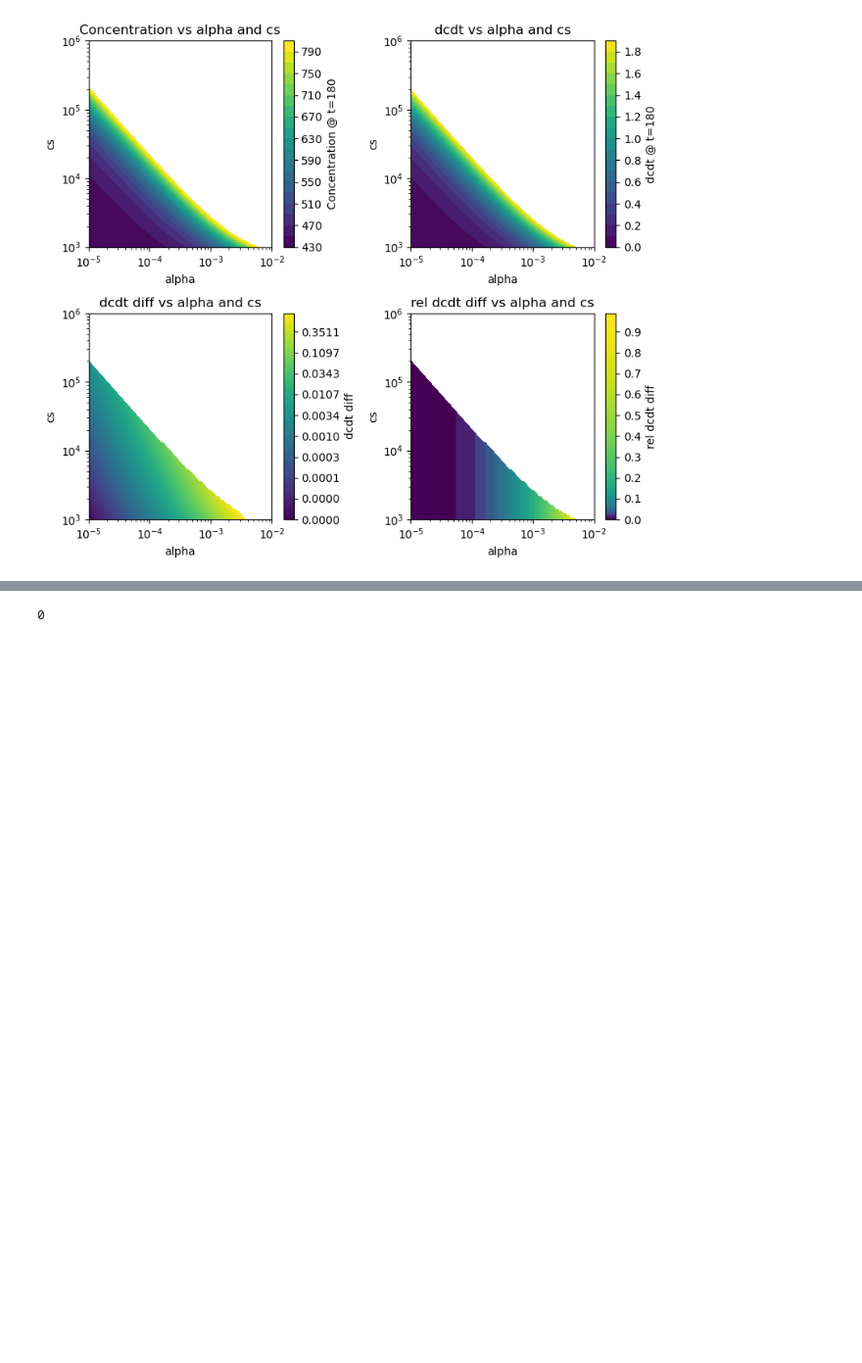
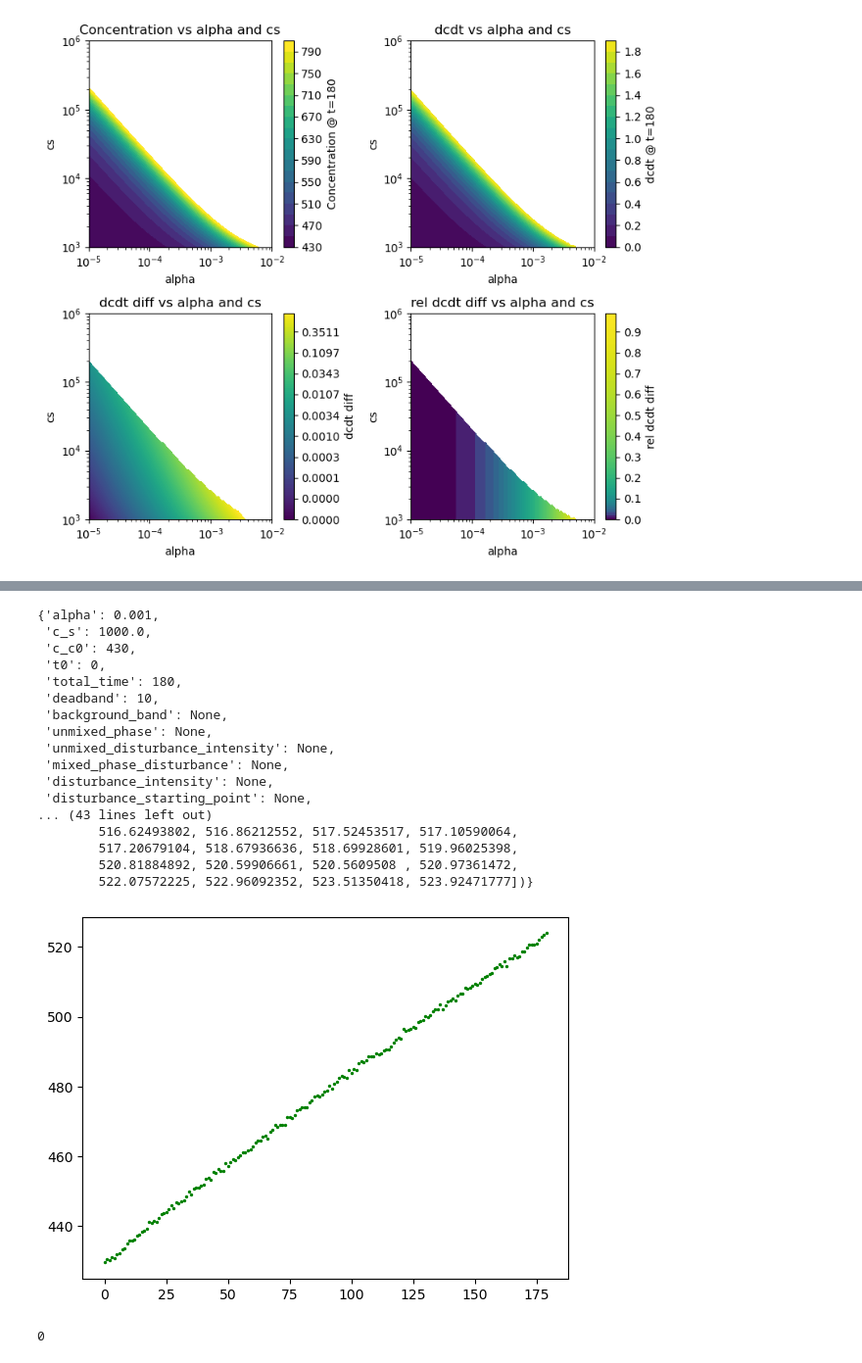
Before and after one commit to alexnaoki/soilgasflux_fcs, a Jupyter notebook: notebooks/synthetical_test.ipynb, the cells around one changed output, grey strips where cells are left out. Shown at 98% size. Cells and saved outputs as stored; diff of their text form; code cells hidden in the pictures; blank space fills up the shorter version.

```diff
--- a/notebooks/synthetical_test.ipynb
+++ b/notebooks/synthetical_test.ipynb
@@ -32,3 +60,28 @@ a.cc_curve_plot(selected_dcdt=1)
+# %%
+a.generate_base(alpha=1e-3, cs=1e3, c0=430, t0=0, total_time=180,
+                deadband=10, background_band=None,
+                unmixed_phase=None, unmixed_disturbance_intensity=None,
+                mixed_phase_disturbance=None, disturbance_intensity=None, disturbance_starting_point=None,
+                add_noise=True, noise_intensity=0.5)
+# %% [output]
+{'alpha': 0.001,
+ 'c_s': 1000.0,
+ 'c_c0': 430,
+ 't0': 0,
+ 'total_time': 180,
+ 'deadband': 10,
+ 'background_band': None,
+ 'unmixed_phase': None,
+ 'unmixed_disturbance_intensity': None,
+ 'mixed_phase_disturbance': None,
+ 'disturbance_intensity': None,
+ 'disturbance_starting_point': None,
+... (43 lines left out)
+        516.62493802, 516.86212552, 517.52453517, 517.10590064,
+        517.20679104, 518.67936636, 518.69928601, 519.96025398,
+        520.81884892, 520.59906661, 520.5609508 , 520.97361472,
+        522.07572225, 522.96092352, 523.51350418, 523.92471777])}
+[figure, added]
 # %%
 100%2
 # %% [output]
```
Also changed, not shown: parts of 3 cells of this notebook.
